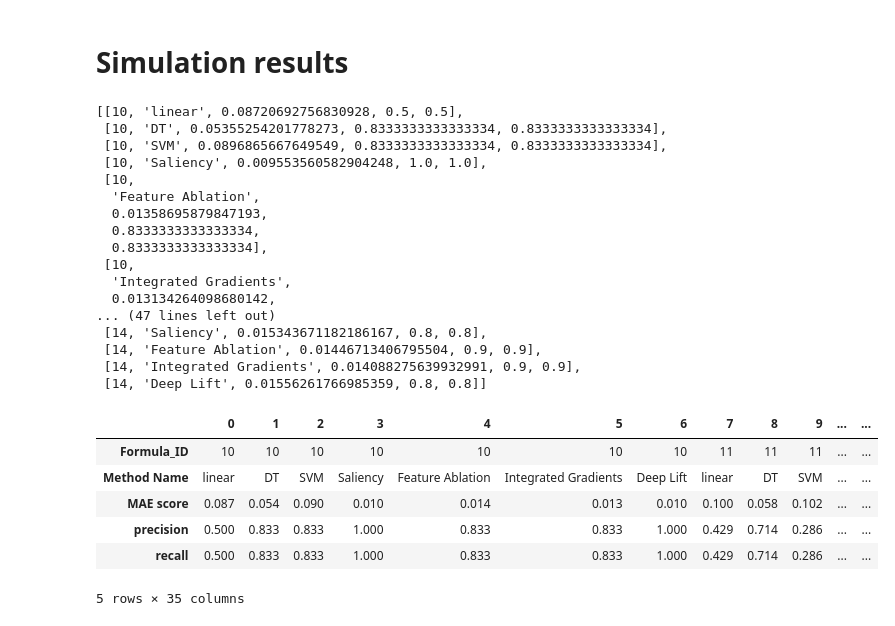
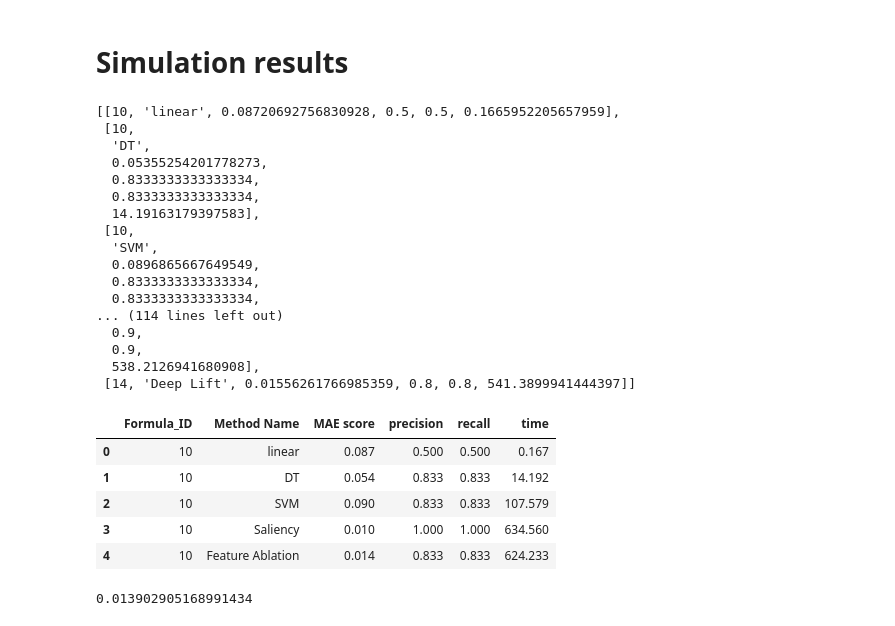
Before and after one commit to geshijoker/ChaosMining, a Jupyter notebook: notebooks/Curve.ipynb, the cells around one changed output. Drawn from its saved outputs; the diff is of its cells as text; code cells hidden in the pictures.

```diff
--- a/notebooks/Curve.ipynb
+++ b/notebooks/Curve.ipynb
@@ -226,44 +356,47 @@ for formula_id in range(10,15):
         score = score_curve[-1]
         precision = precision_curve[-1]
         recall = recall_curve[-1]
-        rows.append([formula_id,method_name,score,precision,recall])
+        rows.append([formula_id,method_name,score,precision,recall,time])
 # %%
 rows
 # %% [output]
-[[10, 'linear', 0.08720692756830928, 0.5, 0.5],
- [10, 'DT', 0.05355254201778273, 0.8333333333333334, 0.8333333333333334],
- [10, 'SVM', 0.0896865667649549, 0.8333333333333334, 0.8333333333333334],
- [10, 'Saliency', 0.009553560582904248, 1.0, 1.0],
+[[10, 'linear', 0.08720692756830928, 0.5, 0.5, 0.1665952205657959],
  [10,
-  'Feature Ablation',
-  0.01358695879847193,
+  'DT',
+  0.05355254201778273,
   0.8333333333333334,
-  0.8333333333333334],
+  0.8333333333333334,
+  14.19163179397583],
  [10,
-  'Integrated Gradients',
-  0.013134264098680142,
-... (47 lines left out)
- [14, 'Saliency', 0.015343671182186167, 0.8, 0.8],
- [14, 'Feature Ablation', 0.01446713406795504, 0.9, 0.9],
- [14, 'Integrated Gradients', 0.014088275639932991, 0.9, 0.9],
- [14, 'Deep Lift', 0.01556261766985359, 0.8, 0.8]]
+  'SVM',
+  0.0896865667649549,
+  0.8333333333333334,
+  0.8333333333333334,
+... (114 lines left out)
+  0.9,
+  0.9,
+  538.2126941680908],
+ [14, 'Deep Lift', 0.01556261766985359, 0.8, 0.8, 541.3899941444397]]
 # %%
 
-columns = ['Formula_ID', 'Method Name', 'MAE score', 'precision', 'recall']
+columns = ['Formula_ID', 'Method Name', 'MAE score', 'precision', 'recall', 'time']
 
 # Create a DataFrame
 df = pd.DataFrame(rows, columns=columns)
 # %%
 pd.set_option('display.float_format', '{:.3f}'.format)
 # %%
-df
+df.head()
 # %% [output]
-|  | 0 | 1 | 2 | 3 | 4 | 5 | 6 | 7 | 8 | 9 | ... | ... |
-| Formula_ID | 10 | 10 | 10 | 10 | 10 | 10 | 10 | 11 | 11 | 11 | ... | ... |
-| Method Name | linear | DT | SVM | Saliency | Feature Ablation | Integrated Gradients | Deep Lift | linear | DT | SVM | ... | ... |
-| MAE score | 0.087 | 0.054 | 0.090 | 0.010 | 0.014 | 0.013 | 0.010 | 0.100 | 0.058 | 0.102 | ... | ... |
-| precision | 0.500 | 0.833 | 0.833 | 1.000 | 0.833 | 0.833 | 1.000 | 0.429 | 0.714 | 0.286 | ... | ... |
-| recall | 0.500 | 0.833 | 0.833 | 1.000 | 0.833 | 0.833 | 1.000 | 0.429 | 0.714 | 0.286 | ... | ... |
+|  | Formula_ID | Method Name | MAE score | precision | recall | time |
+| 0 | 10 | linear | 0.087 | 0.500 | 0.500 | 0.167 |
+| 1 | 10 | DT | 0.054 | 0.833 | 0.833 | 14.192 |
+| 2 | 10 | SVM | 0.090 | 0.833 | 0.833 | 107.579 |
+| 3 | 10 | Saliency | 0.010 | 1.000 | 1.000 | 634.560 |
+| 4 | 10 | Feature Ablation | 0.014 | 0.833 | 0.833 | 624.233 |
-5 rows × 35 columns
 # %%
 df.to_csv('simulation_table.csv')
+# %%
+np.log(1+0.014)
+# %% [output]
+0.013902905168991434
```
Also changed, not shown: parts of 17 cells of this notebook, 59 other files.
